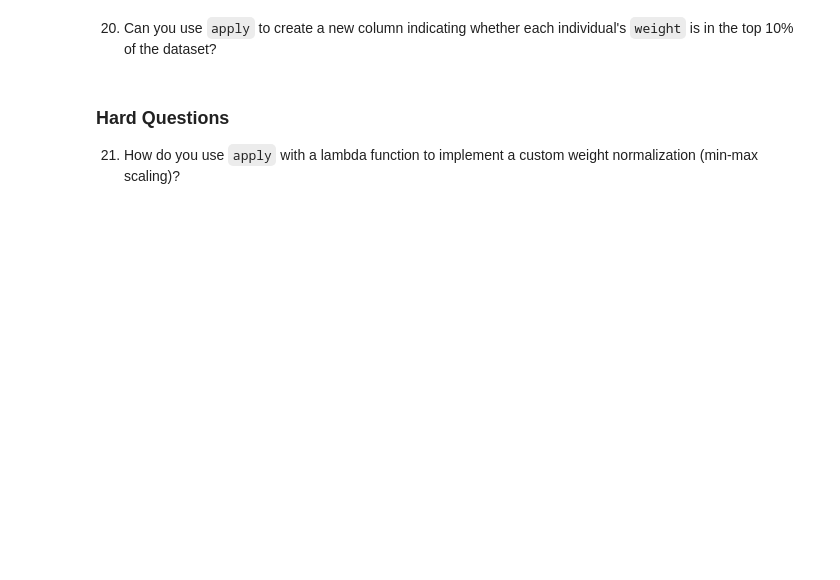
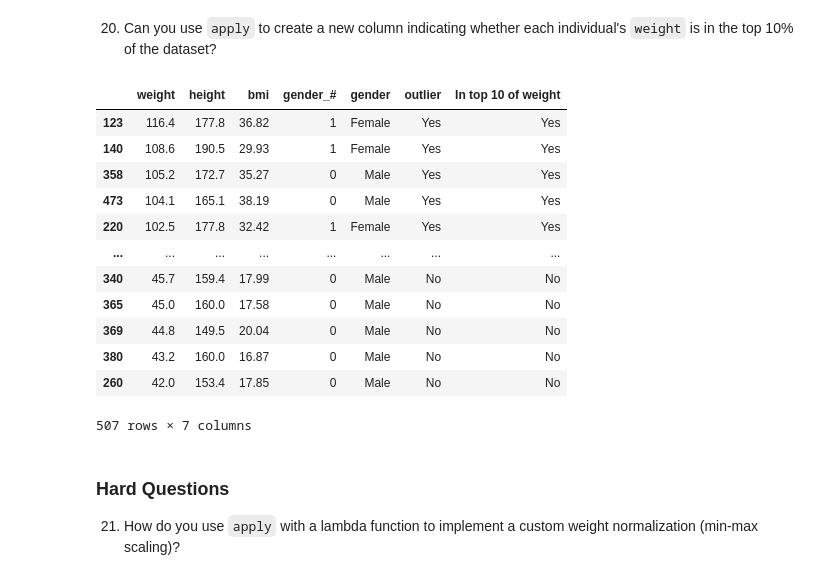
Before and after one commit to jordanriver/DScourse, a Jupyter notebook: Homework/week6_ex_apply_lambda_jordan.ipynb, the cells around one changed output. Cells and saved outputs as stored; diff of their text form; code cells hidden in the pictures; blank space fills up the shorter version.

```diff
--- a/Homework/week6_ex_apply_lambda_jordan.ipynb
+++ b/Homework/week6_ex_apply_lambda_jordan.ipynb
@@ -174,5 +441,31 @@ df_height_rounded.head()
 # %% [markdown]
 20. Can you use `apply` to create a new column indicating whether each individual's `weight` is in the top 10% of the dataset?
+# %%
+# Create a copy of the DataFrame as df_weight_top_10
+df_weight_top_10 = df.copy()
+
+# Find the top 10 weights
+weight_top_10 = df_weight_top_10['weight'].sort_values(ascending=False).head(10)
+
+# Create a new column called In top 10 of weight, which is Yes if the weight is in the top 10, and No otherwise
+df_weight_top_10['In top 10 of weight'] = df_weight_top_10['weight'].apply(lambda x: 'Yes' if x in weight_top_10.values else 'No')
+
+# Display the modified DataFrame sorted by weight in descending order
+df_weight_top_10.sort_values(by='weight', ascending=False)
+# %% [output]
+|  | weight | height | bmi | gender_# | gender | outlier | In top 10 of weight |
+| 123 | 116.4 | 177.8 | 36.82 | 1 | Female | Yes | Yes |
+| 140 | 108.6 | 190.5 | 29.93 | 1 | Female | Yes | Yes |
+| 358 | 105.2 | 172.7 | 35.27 | 0 | Male | Yes | Yes |
+| 473 | 104.1 | 165.1 | 38.19 | 0 | Male | Yes | Yes |
+| 220 | 102.5 | 177.8 | 32.42 | 1 | Female | Yes | Yes |
+| ... | ... | ... | ... | ... | ... | ... | ... |
+| 340 | 45.7 | 159.4 | 17.99 | 0 | Male | No | No |
+| 365 | 45.0 | 160.0 | 17.58 | 0 | Male | No | No |
+| 369 | 44.8 | 149.5 | 20.04 | 0 | Male | No | No |
+| 380 | 43.2 | 160.0 | 16.87 | 0 | Male | No | No |
+| 260 | 42.0 | 153.4 | 17.85 | 0 | Male | No | No |
+507 rows × 7 columns
 # %% [markdown]
 ### Hard Questions
 21. How do you use `apply` with a lambda function to implement a custom weight normalization (min-max scaling)?
```
Also changed, not shown: parts of 19 cells of this notebook, 2 other files.
